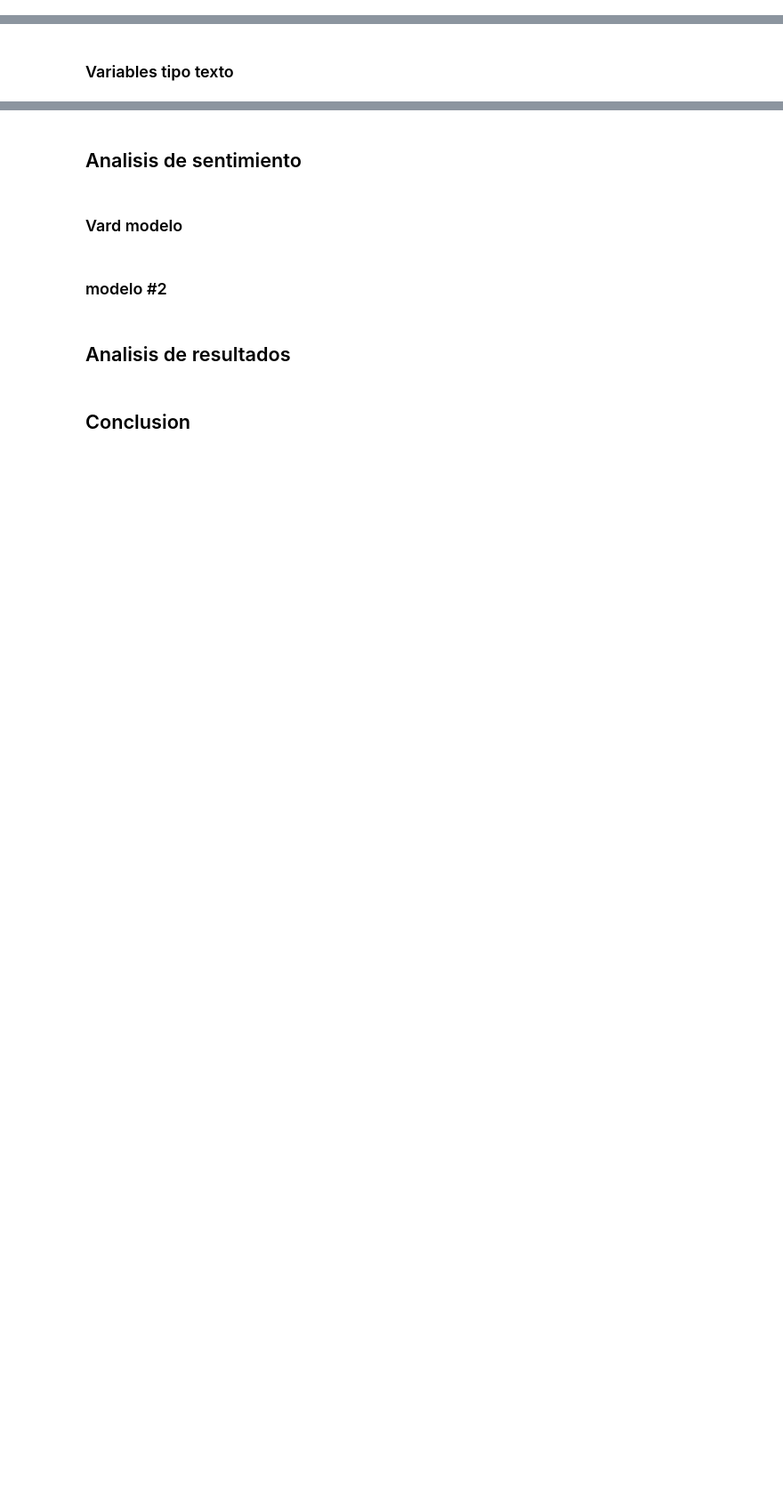
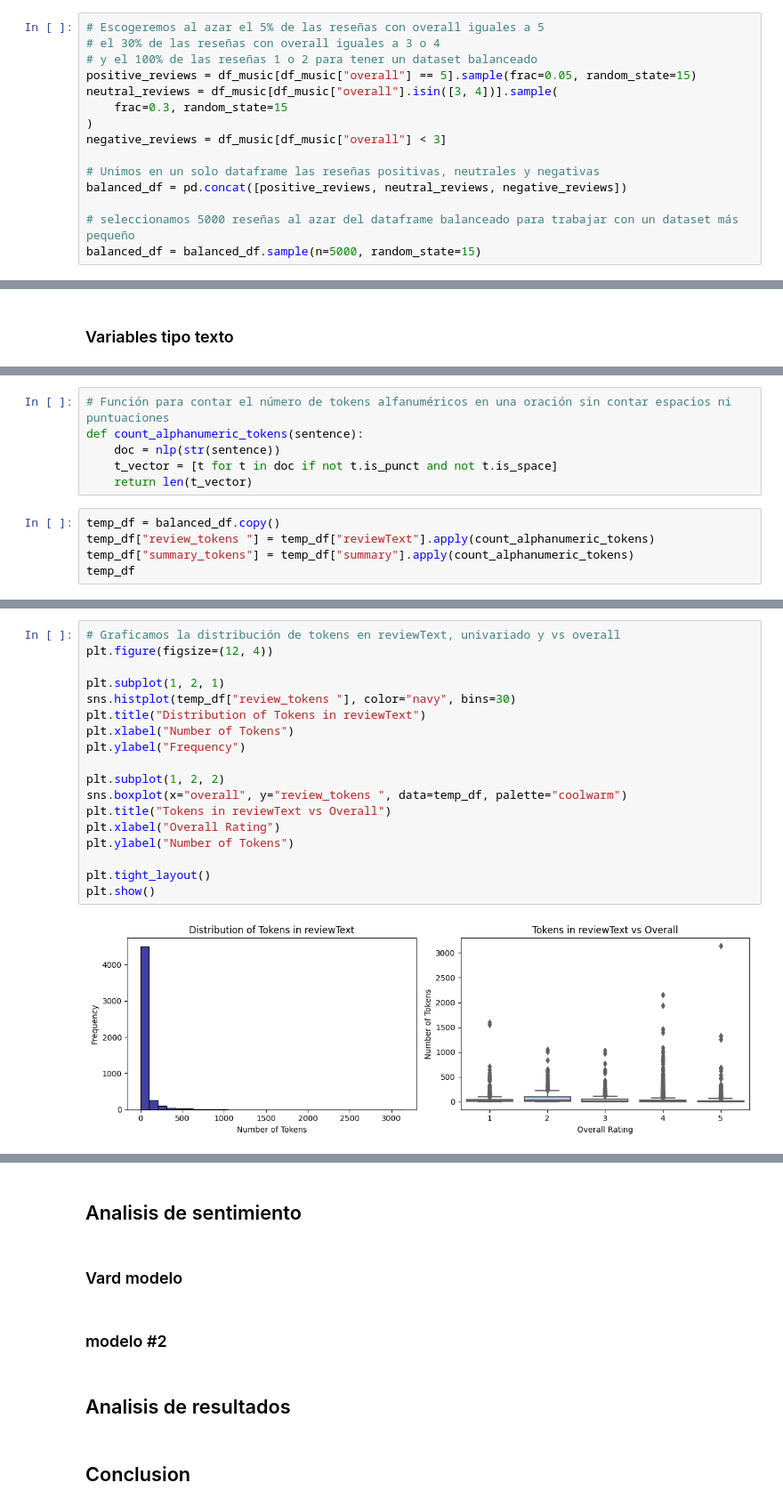
Before and after one commit to jhonattanreales21/nlp_icesi, a Jupyter notebook: unidad_1/Cano_Reales_Sentiment_analysis.ipynb, the cells around one changed output, grey strips where cells are left out. Shown at 89% size. Saved outputs shown, nothing was run; the diff lists cells and outputs as text; blank space fills up the shorter version.

```diff
--- a/unidad_1/Cano_Reales_Sentiment_analysis.ipynb
+++ b/unidad_1/Cano_Reales_Sentiment_analysis.ipynb
@@ -159,0 +157,15 @@ sns.countplot(x=)
+# %%
+# Escogeremos al azar el 5% de las reseñas con overall iguales a 5
+# el 30% de las reseñas con overall iguales a 3 o 4
+# y el 100% de las reseñas 1 o 2 para tener un dataset balanceado
+positive_reviews = df_music[df_music["overall"] == 5].sample(frac=0.05, random_state=15)
+neutral_reviews = df_music[df_music["overall"].isin([3, 4])].sample(
+    frac=0.3, random_state=15
+)
+negative_reviews = df_music[df_music["overall"] < 3]
+
+# Unimos en un solo dataframe las reseñas positivas, neutrales y negativas
+balanced_df = pd.concat([positive_reviews, neutral_reviews, negative_reviews])
+
+# seleccionamos 5000 reseñas al azar del dataframe balanceado para trabajar con un dataset más pequeño
+balanced_df = balanced_df.sample(n=5000, random_state=15)
@@ -171,0 +210,11 @@ De cada variable con textos (principalmente reviewText), obtendremos:
+# %%
+# Función para contar el número de tokens alfanuméricos en una oración sin contar espacios ni puntuaciones
+def count_alphanumeric_tokens(sentence):
+    doc = nlp(str(sentence))
+    t_vector = [t for t in doc if not t.is_punct and not t.is_space]
+    return len(t_vector)
+# %%
+temp_df = balanced_df.copy()
+temp_df["review_tokens "] = temp_df["reviewText"].apply(count_alphanumeric_tokens)
+temp_df["summary_tokens"] = temp_df["summary"].apply(count_alphanumeric_tokens)
+temp_df
@@ -171,0 +228,20 @@ De cada variable con textos (principalmente reviewText), obtendremos:
+# %%
+# Graficamos la distribución de tokens en reviewText, univariado y vs overall
+plt.figure(figsize=(12, 4))
+
+plt.subplot(1, 2, 1)
+sns.histplot(temp_df["review_tokens "], color="navy", bins=30)
+plt.title("Distribution of Tokens in reviewText")
+plt.xlabel("Number of Tokens")
+plt.ylabel("Frequency")
+
+plt.subplot(1, 2, 2)
+sns.boxplot(x="overall", y="review_tokens ", data=temp_df, palette="coolwarm")
+plt.title("Tokens in reviewText vs Overall")
+plt.xlabel("Overall Rating")
+plt.ylabel("Number of Tokens")
+
+plt.tight_layout()
+plt.show()
+# %% [output]
+[figure, added]
```
Also changed, not shown: parts of 23 cells of this notebook.
